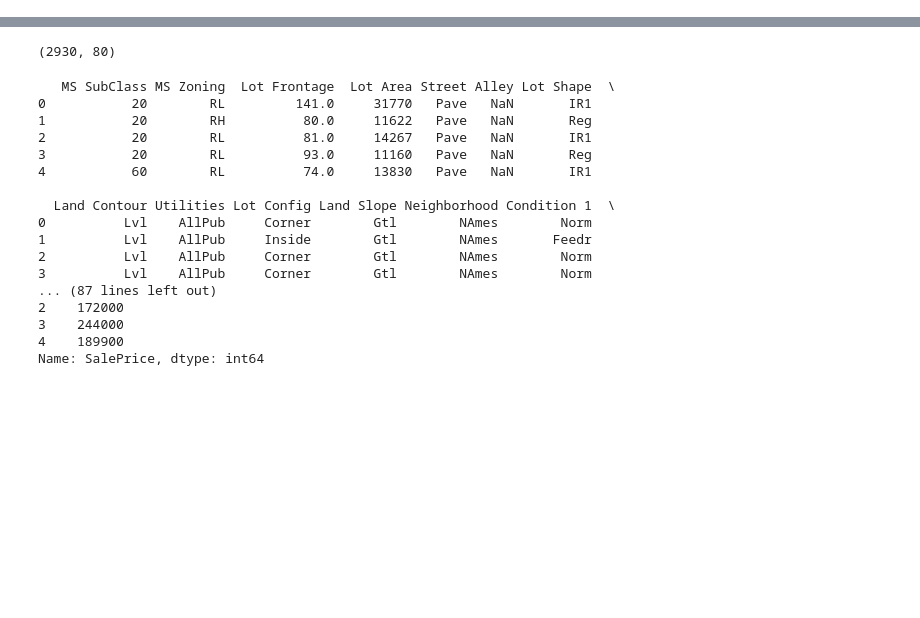
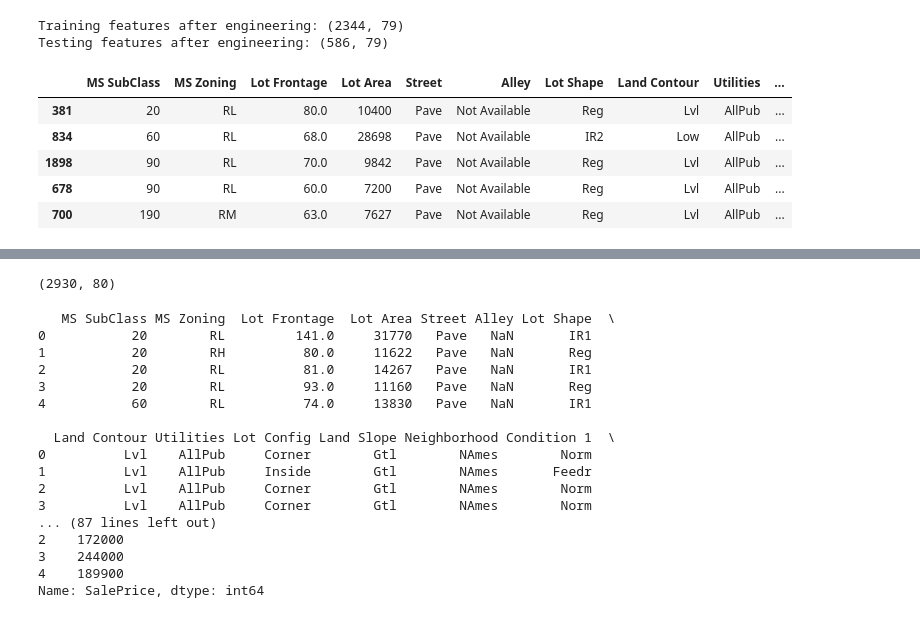
Before and after one commit to udayasherkar94-prog/Applied-Machine-Learning, a Jupyter notebook: SupervisedLearning/LinearRegression/UsingScikit-Learn/03_Regression/House_Price_Prediction_Model/notebooks/03_feature_engineering.ipynb, the cells around one changed output, grey strips where cells are left out. Cells and saved outputs as stored; diff of their text form; code cells hidden in the pictures; blank space fills up the shorter version.

```diff
--- a/SupervisedLearning/LinearRegression/UsingScikit-Learn/03_Regression/House_Price_Prediction_Model/notebooks/03_feature_engineering.ipynb
+++ b/SupervisedLearning/LinearRegression/UsingScikit-Learn/03_Regression/House_Price_Prediction_Model/notebooks/03_feature_engineering.ipynb
@@ -38,0 +314,12 @@ print(df.head())
+# %%
+# Split before fitting imputers, encoders, scaling, or feature selection.
+X_train, X_test, y_train, y_test, ids_train, ids_test = train_test_split(
+    X,
+    y,
+    ids,
+    test_size=0.20,
+    random_state=RANDOM_STATE
+)
+
+print("Training rows:", X_train.shape[0])
+print("Testing rows:", X_test.shape[0])
@@ -38,0 +335,42 @@ print(df.head())
+# %%
+def add_engineered_features(data):
+    data = data.copy()
+
+    if {"Yr Sold", "Year Built"}.issubset(data.columns):
+        data["House Age"] = data["Yr Sold"] - data["Year Built"]
+
+    if {"Yr Sold", "Year Remod/Add"}.issubset(data.columns):
+        data["Years Since Remodel"] = data["Yr Sold"] - data["Year Remod/Add"]
+
+    # Remove impossible negative values caused by inconsistent dates.
+    for column in ["House Age", "Years Since Remodel"]:
+        if column in data.columns:
+            data.loc[data[column] < 0, column] = np.nan
+
+    # Drop source columns used to calculate the new age features.
+    columns_to_drop = [
+        column for column in ["Year Built", "Year Remod/Add"]
+        if column in data.columns
+    ]
+    data = data.drop(columns=columns_to_drop)
+
+    return data
+
+X_train_eng = add_engineered_features(X_train)
+X_test_eng = add_engineered_features(X_test)
+
+# Keep training and testing columns aligned.
+X_test_eng = X_test_eng.reindex(columns=X_train_eng.columns)
+
+print("Training features after engineering:", X_train_eng.shape)
+print("Testing features after engineering:", X_test_eng.shape)
+display(X_train_eng.head())
+# %% [output]
+Training features after engineering: (2344, 79)
+Testing features after engineering: (586, 79)
+|  | MS SubClass | MS Zoning | Lot Frontage | Lot Area | Street | Alley | Lot Shape | Land Contour | Utilities | ... |
+| 381 | 20 | RL | 80.0 | 10400 | Pave | Not Available | Reg | Lvl | AllPub | ... |
+| 834 | 60 | RL | 68.0 | 28698 | Pave | Not Available | IR2 | Low | AllPub | ... |
+| 1898 | 90 | RL | 70.0 | 9842 | Pave | Not Available | Reg | Lvl | AllPub | ... |
+| 678 | 90 | RL | 60.0 | 7200 | Pave | Not Available | Reg | Lvl | AllPub | ... |
+| 700 | 190 | RM | 63.0 | 7627 | Pave | Not Available | Reg | Lvl | AllPub | ... |
```
Also changed, not shown: parts of 46 cells of this notebook.
